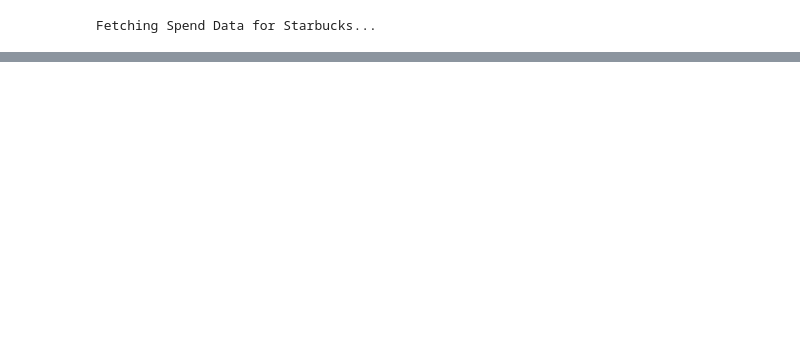
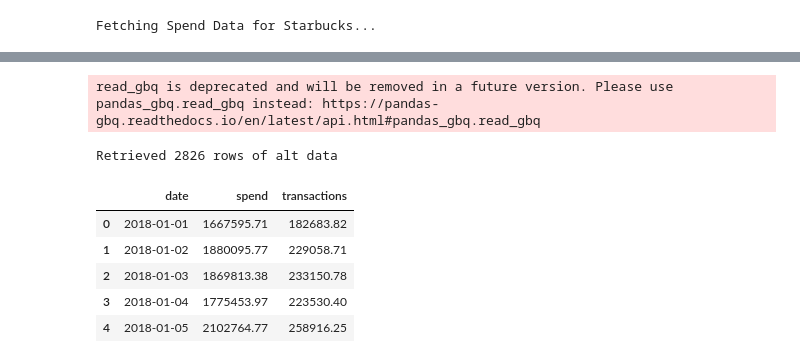
Before and after one commit to aaronmunford/Alt-Data_Pulse-Dashboard, a Jupyter notebook: revenue_analysis.ipynb, the cells around one changed output, grey strips where cells are left out. Drawn from its saved outputs; the diff is of its cells as text; code cells hidden in the pictures; blank space fills up the shorter version.

```diff
--- a/revenue_analysis.ipynb
+++ b/revenue_analysis.ipynb
@@ -66,0 +150,25 @@ ValueError: Mime type rendering requires nbformat>=4.2.0 but it is not installed
+# %%
+# Query directly from raw data
+sql_raw_sbux = """
+SELECT
+    TRANS_DATE as date,
+    SUM(SPEND_AMOUNT) as spend,
+    SUM(TRANS_COUNT) as transactions
+FROM `alternative_data.raw_consumer_edge_daily`
+WHERE BRAND_NAME = 'STARBUCKS (MERCHANT)'
+GROUP BY TRANS_DATE
+ORDER BY TRANS_DATE
+"""
+df_alt = pd.read_gbq(sql_raw_sbux, project_id=PROJECT_ID)
+df_alt['date'] = pd.to_datetime(df_alt['date'])
+print(f"Retrieved {len(df_alt)} rows of alt data")
+df_alt.head()
+# %% [output]
+read_gbq is deprecated and will be removed in a future version. Please use pandas_gbq.read_gbq instead: https://pandas-gbq.readthedocs.io/en/latest/api.html#pandas_gbq.read_gbq
+Retrieved 2826 rows of alt data
+|  | date | spend | transactions |
+| 0 | 2018-01-01 | 1667595.71 | 182683.82 |
+| 1 | 2018-01-02 | 1880095.77 | 229058.71 |
+| 2 | 2018-01-03 | 1869813.38 | 233150.78 |
+| 3 | 2018-01-04 | 1775453.97 | 223530.40 |
+| 4 | 2018-01-05 | 2102764.77 | 258916.25 |
```
Also changed, not shown: parts of 8 cells of this notebook, 2 other files.
